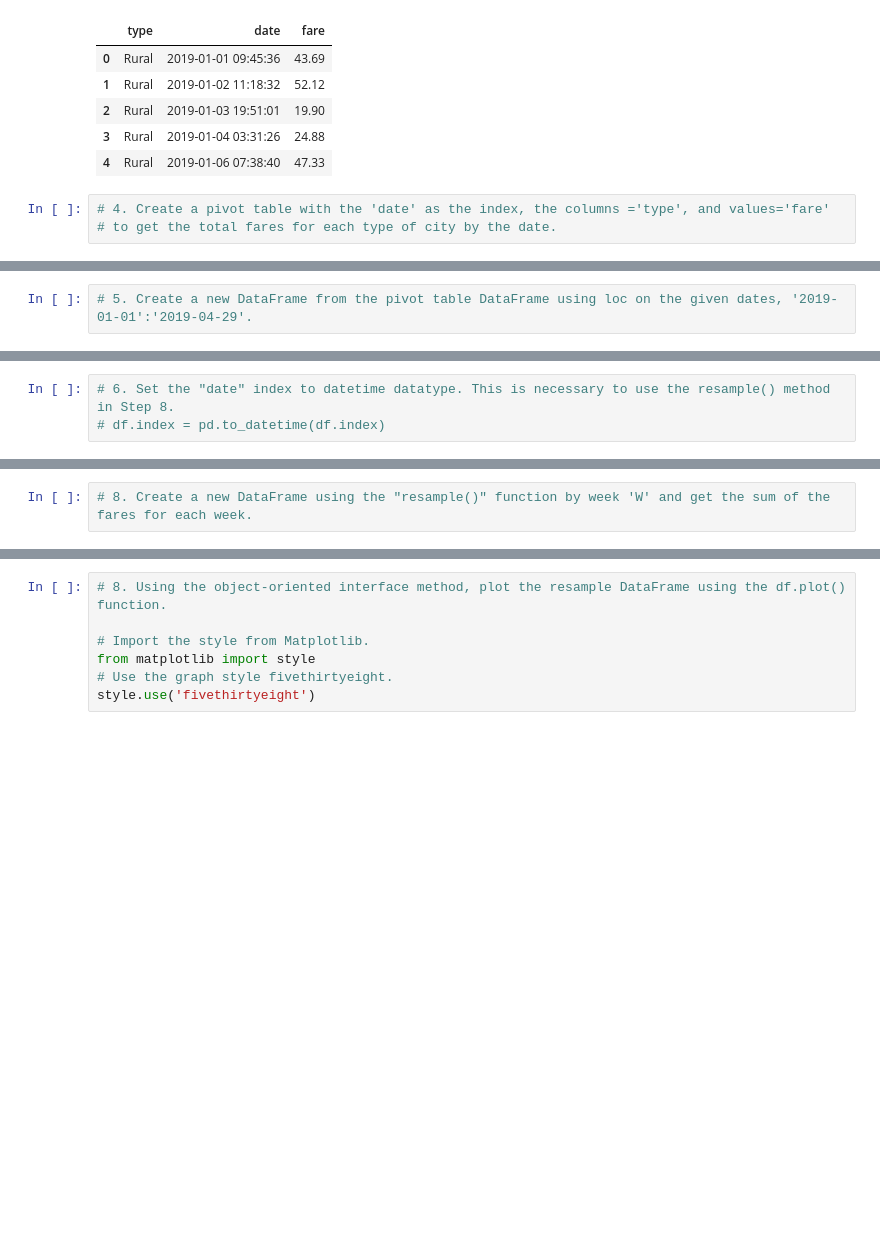
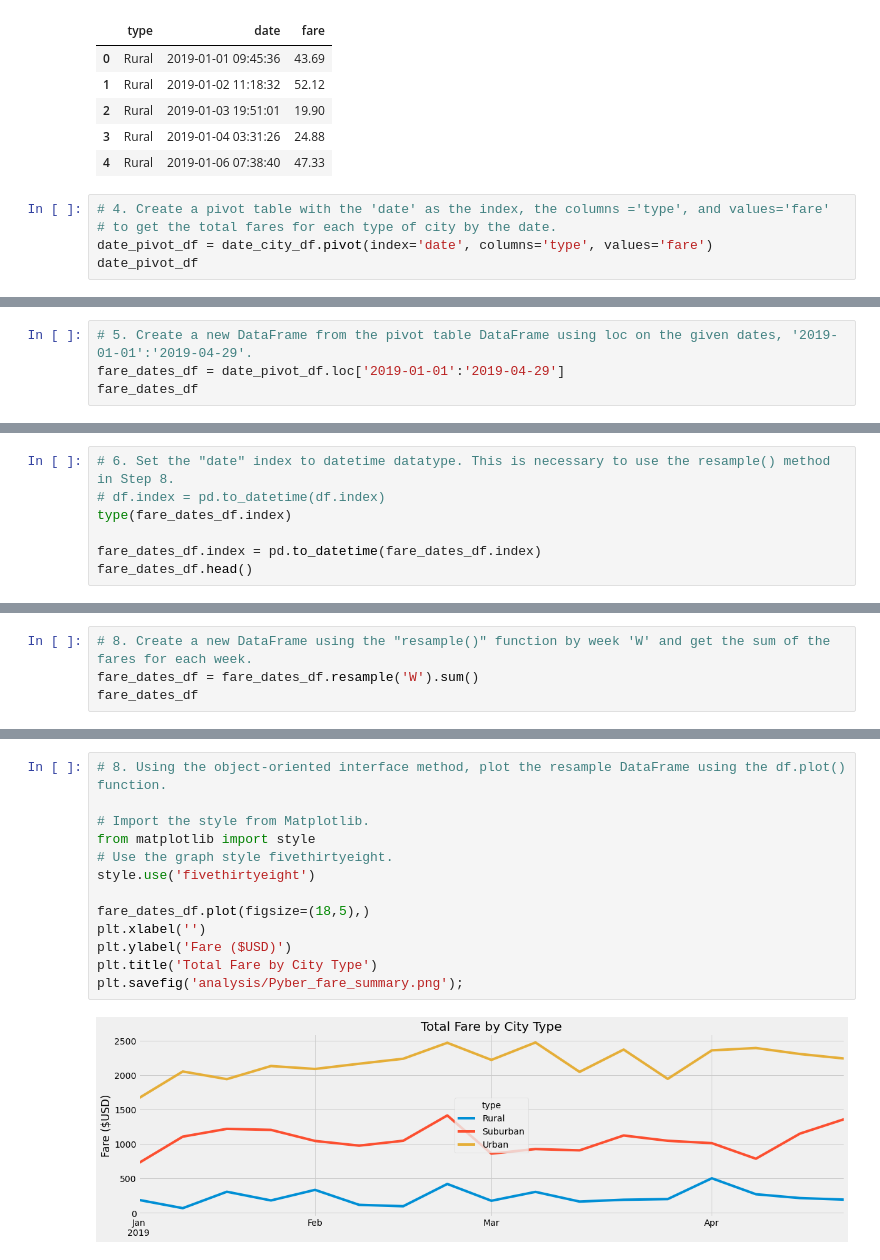
Before and after one commit to jadakai/PyBer_Analysis, a Jupyter notebook: PyBer_Challenge.ipynb, the cells around one changed output, grey strips where cells are left out. Drawn from its saved outputs; the diff is of its cells as text; blank space fills up the shorter version.

```diff
--- a/PyBer_Challenge.ipynb
+++ b/PyBer_Challenge.ipynb
@@ -168,3 +168,5 @@ date_city_df.head()
 # %%
 # 4. Create a pivot table with the 'date' as the index, the columns ='type', and values='fare'
 # to get the total fares for each type of city by the date.
+date_pivot_df = date_city_df.pivot(index='date', columns='type', values='fare')
+date_pivot_df
@@ -171,2 +188,4 @@ date_city_df.head()
 # %%
 # 5. Create a new DataFrame from the pivot table DataFrame using loc on the given dates, '2019-01-01':'2019-04-29'.
+fare_dates_df = date_pivot_df.loc['2019-01-01':'2019-04-29']
+fare_dates_df
@@ -173,3 +207,7 @@ date_city_df.head()
 # %%
 # 6. Set the "date" index to datetime datatype. This is necessary to use the resample() method in Step 8.
 # df.index = pd.to_datetime(df.index)
+type(fare_dates_df.index)
+
+fare_dates_df.index = pd.to_datetime(fare_dates_df.index)
+fare_dates_df.head()
@@ -178,2 +236,4 @@ date_city_df.head()
 # %%
 # 8. Create a new DataFrame using the "resample()" function by week 'W' and get the sum of the fares for each week.
+fare_dates_df = fare_dates_df.resample('W').sum()
+fare_dates_df
@@ -180,7 +260,15 @@ date_city_df.head()
 # %%
 # 8. Using the object-oriented interface method, plot the resample DataFrame using the df.plot() function.
 
 # Import the style from Matplotlib.
 from matplotlib import style
 # Use the graph style fivethirtyeight.
 style.use('fivethirtyeight')
+
+fare_dates_df.plot(figsize=(18,5),)
+plt.xlabel('')
+plt.ylabel('Fare ($USD)')
+plt.title('Total Fare by City Type')
+plt.savefig('analysis/Pyber_fare_summary.png');
+# %% [output]
+[figure, added]
```
Also changed, not shown: parts of 5 cells of this notebook, 1 other file.
